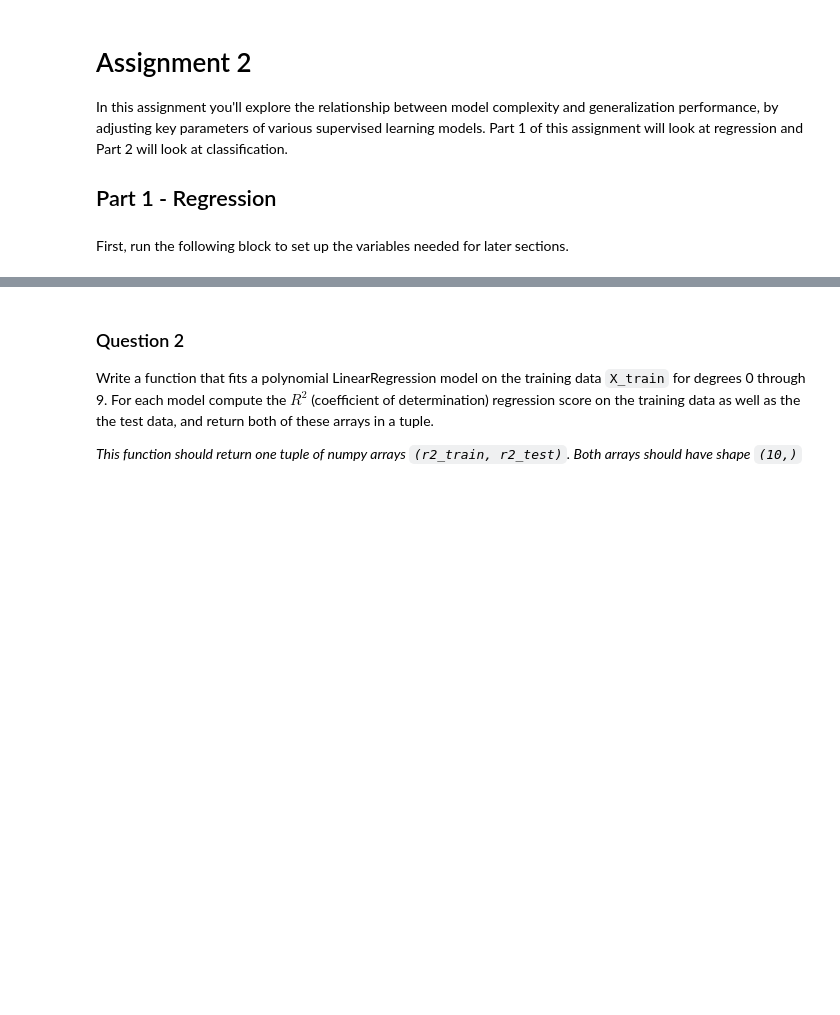
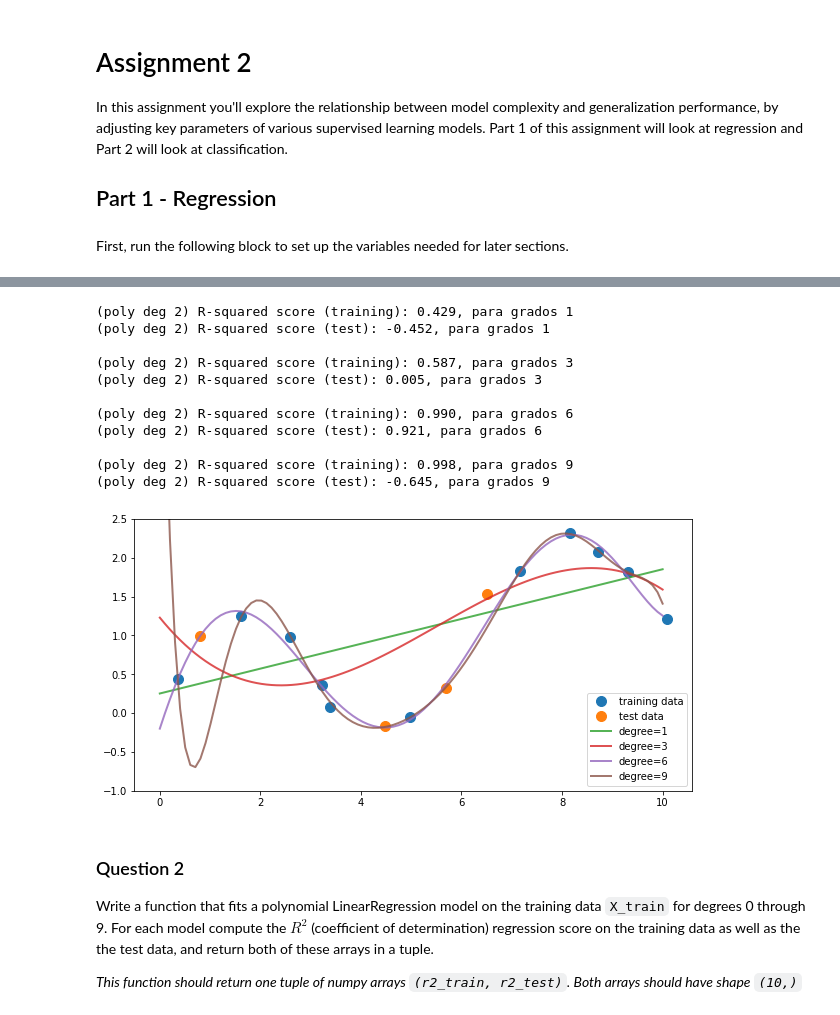
Before and after one commit to francodarvas/PYTHON2, a Jupyter notebook: Assignment 2 Agus.ipynb, the cells around one changed output, grey strips where cells are left out. Drawn from its saved outputs; the diff is of its cells as text; code cells hidden in the pictures; blank space fills up the shorter version.

```diff
--- a/Assignment 2 Agus.ipynb
+++ b/Assignment 2 Agus.ipynb
@@ -52,11 +56,24 @@ The figure above shows the fitted models plotted on top of the original data (us
 
 <br>
 *This function should return a numpy array with shape `(4, 100)`*
-# %%
-def answer_one():
-    from sklearn.linear_model import LinearRegression
-    from sklearn.preprocessing import PolynomialFeatures
-
-    # Your code here
-
-    return # Return your answer
+# %%
+from sklearn.linear_model import LinearRegression
+from sklearn.preprocessing import PolynomialFeatures
+
+grados=[1,3,6,9]
+ii=[0,1,2,3]
+predicciones = np.zeros((4,100))
+def answer_one():
+     for i, num in zip(ii,grados):
+               poly = PolynomialFeatures(degree=num)
+               X_poly = poly.fit_transform(X_train.reshape(11,1))
+               X_poly_test = poly.fit_transform(X_test.reshape(4,1))
+               linreg = LinearRegression().fit(X_poly, y_train)
+               pred = linreg.predict(poly.fit_transform(np.linspace(0,10,100).reshape(-1,1)));
+               predicciones[i,:]=pred
+               print('(poly deg 2) R-squared score (training): {:.3f}, para grados {}'
+               .format(linreg.score(X_poly, y_train), num))
+               print('(poly deg 2) R-squared score (test): {:.3f}, para grados {}\n'
+               .format(linreg.score(X_poly_test, y_test), num))
+     return predicciones
+answer_one()
@@ -63,18 +109,29 @@ def answer_one():
 # %%
-# feel free to use the function plot_one() to replicate the figure
-# from the prompt once you have completed question one
 def plot_one(degree_predictions):
     import matplotlib.pyplot as plt
-    %matplotlib notebook
+    %matplotlib inline
     plt.figure(figsize=(10,5))
     plt.plot(X_train, y_train, 'o', label='training data', markersize=10)
     plt.plot(X_test, y_test, 'o', label='test data', markersize=10)
     for i,degree in enumerate([1,3,6,9]):
         plt.plot(np.linspace(0,10,100), degree_predictions[i], alpha=0.8, lw=2, label='degree={}'.format(degree))
     plt.ylim(-1,2.5)
     plt.legend(loc=4)
 
-#plot_one(answer_one())
+plot_one(answer_one())
+# %% [output]
+(poly deg 2) R-squared score (training): 0.429, para grados 1
+(poly deg 2) R-squared score (test): -0.452, para grados 1
+
+(poly deg 2) R-squared score (training): 0.587, para grados 3
+(poly deg 2) R-squared score (test): 0.005, para grados 3
+
+(poly deg 2) R-squared score (training): 0.990, para grados 6
+(poly deg 2) R-squared score (test): 0.921, para grados 6
+
+(poly deg 2) R-squared score (training): 0.998, para grados 9
+(poly deg 2) R-squared score (test): -0.645, para grados 9
+[figure, added]
 # %% [markdown]
 ### Question 2
 
```
Also changed, not shown: parts of 21 cells of this notebook.
